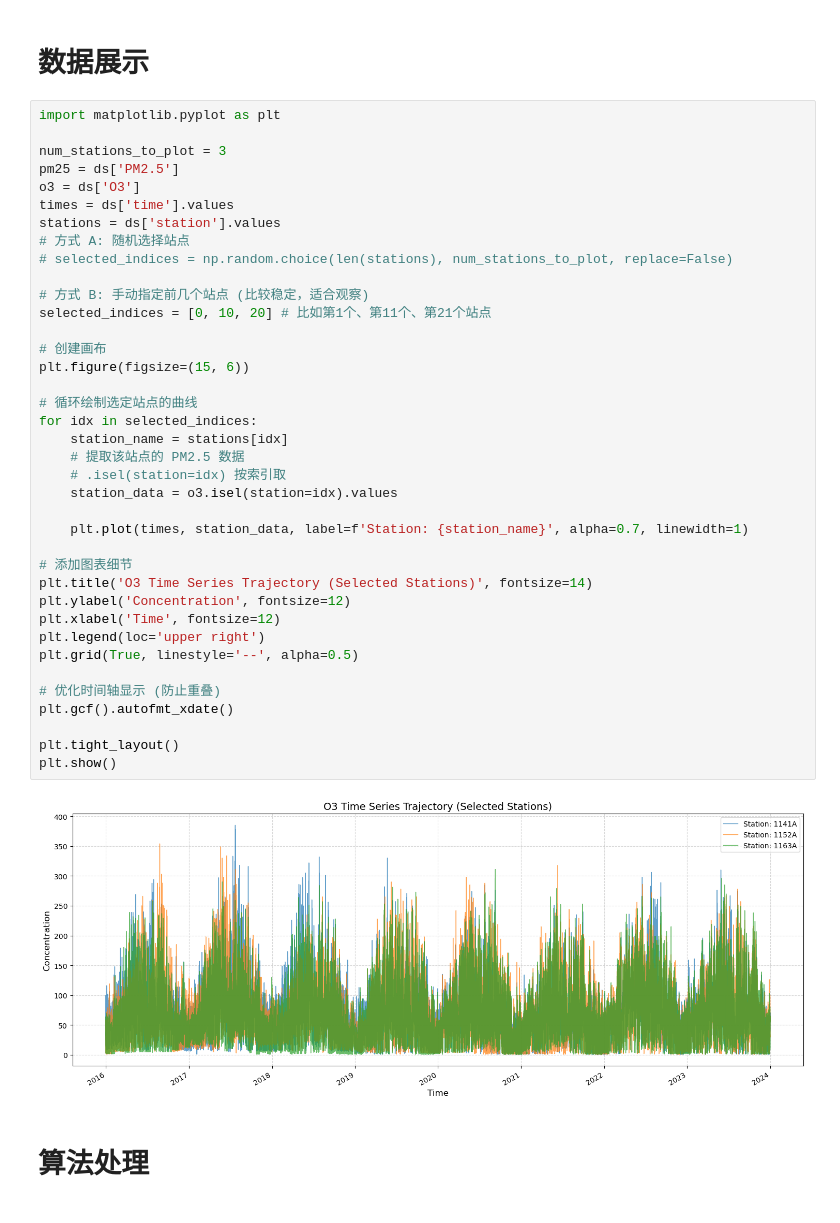
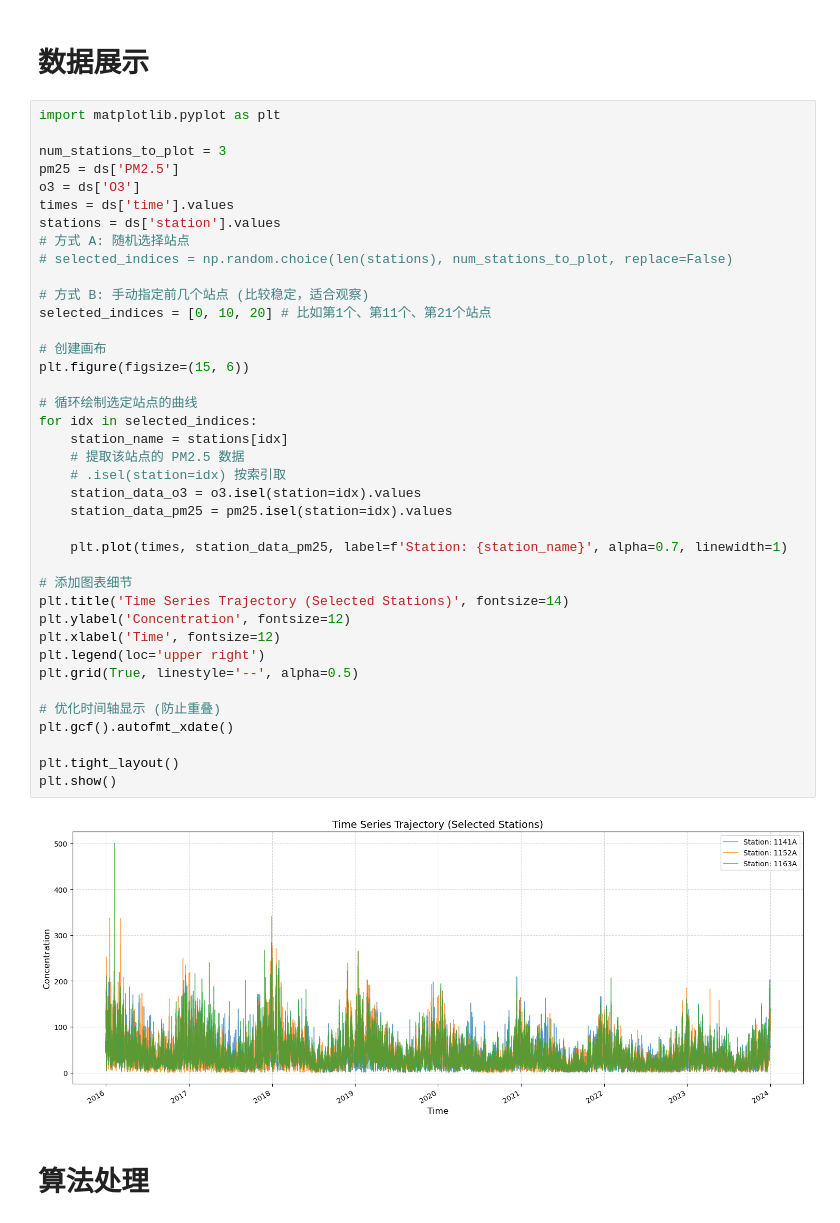
Before and after one commit to Matthew-ymz/koopCE, a Jupyter notebook: notebooks/air_data.ipynb, the cells around one changed output. Saved outputs shown, nothing was run; the diff lists cells and outputs as text.

```diff
--- a/notebooks/air_data.ipynb
+++ b/notebooks/air_data.ipynb
@@ -56,37 +75,38 @@ o3 = ds['O3']
 times = ds['time'].values
 stations = ds['station'].values
 # 方式 A: 随机选择站点
 # selected_indices = np.random.choice(len(stations), num_stations_to_plot, replace=False)
 
 # 方式 B: 手动指定前几个站点 (比较稳定，适合观察)
 selected_indices = [0, 10, 20] # 比如第1个、第11个、第21个站点
 
 # 创建画布
 plt.figure(figsize=(15, 6))
 
 # 循环绘制选定站点的曲线
 for idx in selected_indices:
     station_name = stations[idx]
     # 提取该站点的 PM2.5 数据
     # .isel(station=idx) 按索引取
-    station_data = o3.isel(station=idx).values
+    station_data_o3 = o3.isel(station=idx).values
+    station_data_pm25 = pm25.isel(station=idx).values
 
-    plt.plot(times, station_data, label=f'Station: {station_name}', alpha=0.7, linewidth=1)
+    plt.plot(times, station_data_pm25, label=f'Station: {station_name}', alpha=0.7, linewidth=1)
 
 # 添加图表细节
-plt.title('O3 Time Series Trajectory (Selected Stations)', fontsize=14)
+plt.title('Time Series Trajectory (Selected Stations)', fontsize=14)
 plt.ylabel('Concentration', fontsize=12)
 plt.xlabel('Time', fontsize=12)
 plt.legend(loc='upper right')
 plt.grid(True, linestyle='--', alpha=0.5)
 
 # 优化时间轴显示 (防止重叠)
 plt.gcf().autofmt_xdate()
 
 plt.tight_layout()
 plt.show()
 # %% [output]
-[figure, old version]
+[figure, new version]
 # %% [markdown]
 # 算法处理
 # %%
```
Also changed, not shown: parts of 15 cells of this notebook, 3 other files.
